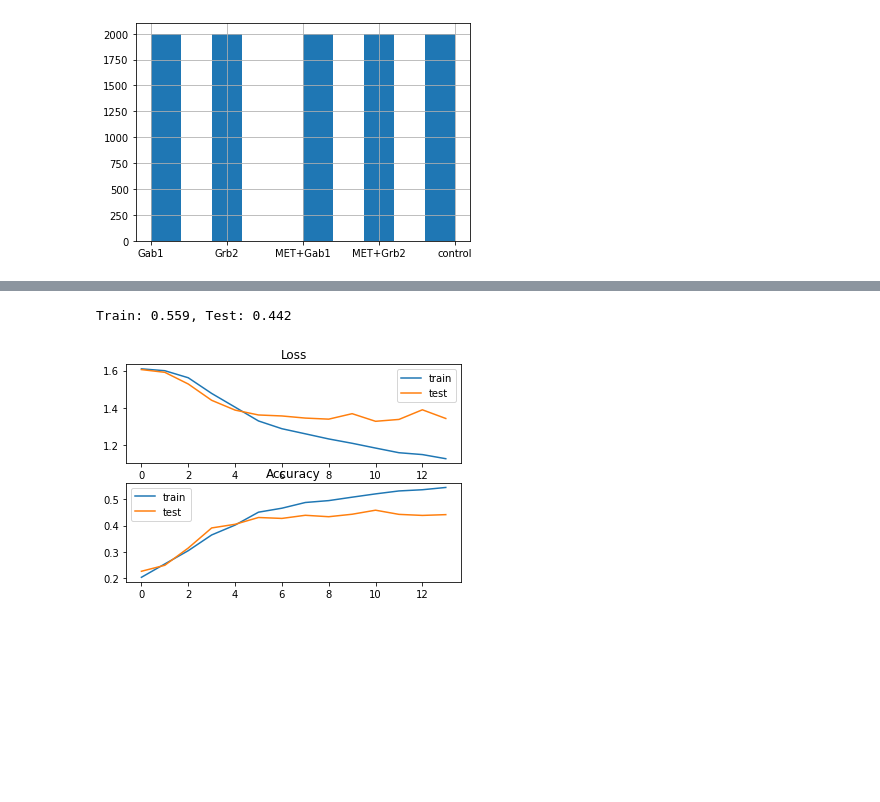
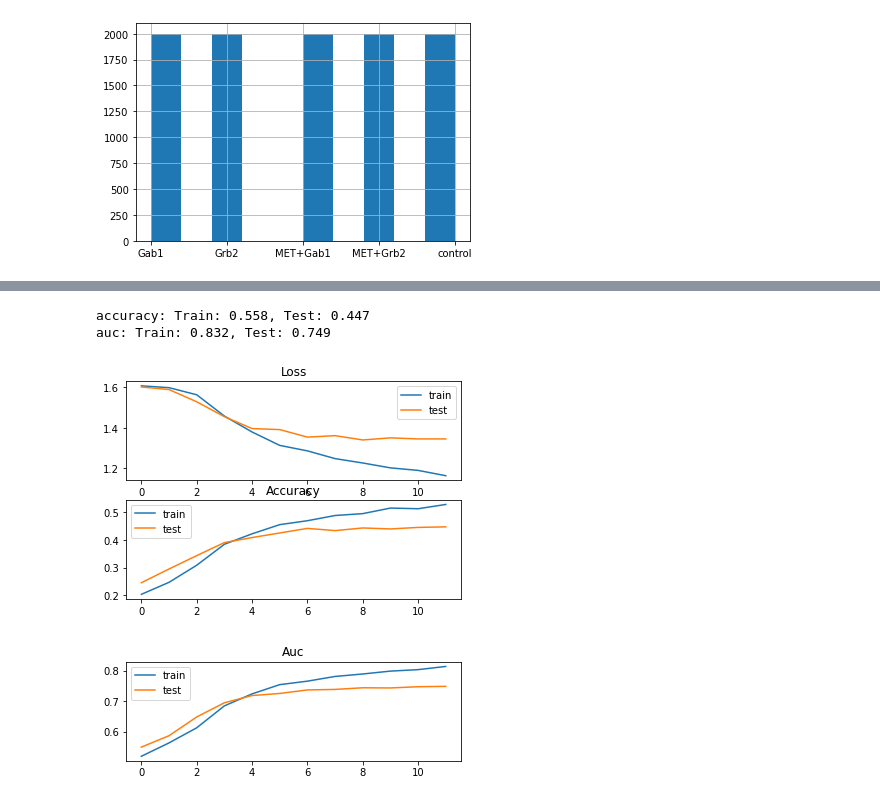
Before and after one commit to AsafAvr/Deep-Learning-Workshop, a Jupyter notebook: Submission/Clustering/supervised.ipynb, the cells around one changed output, grey strips where cells are left out. Drawn from its saved outputs; the diff is of its cells as text; code cells hidden in the pictures; blank space fills up the shorter version.

Commit message:
clustering model with plot and auc

```diff
--- a/Submission/Clustering/supervised.ipynb
+++ b/Submission/Clustering/supervised.ipynb
@@ -33,7 +37,10 @@ from sklearn import preprocessing
 le = preprocessing.LabelEncoder()
 #labs = le.fit_transform(y)
 #labs_by_letter = le.fit_transform(y_letter)
+
 labs_by_type = le.fit_transform(types)
-X = X[:,:,:2]
-print(X.shape , labs_by_type.shape)
+labs_by_type = to_categorical(labs_by_type)
+X_XY = X[:,:,:2]
+X_added = prep.add_transformations(X)
+print(X_XY.shape , labs_by_type.shape)
 # %% [output]
@@ -44,7 +51,7 @@ pd.Series(types).hist()
 <AxesSubplot:>
 [figure]
 # %%
-X_train,X_test,y_train,y_test = train_test_split(X,labs_by_type,test_size=0.2,random_state=42)
+X_train,X_test,y_train,y_test = train_test_split(X_XY,labs_by_type,test_size=0.2,random_state=42)
 # %%
 print(X_train.shape,y_train.shape)
 print(X_test.shape,y_test.shape)
@@ -59,7 +66,7 @@ X_test = scaler.transform(X_test.reshape(-1, X_test.shape[-1])).reshape(X_test.s
 # %%
 #model params
 input_dim = X_train.shape[-1]
-num_labels = len(np.unique(y_train))
+num_labels = len(np.unique(types))
 timesteps = X_train.shape[-2]
 n_filters = [64,64,32]
 kernel_size = 8
@@ -70,7 +77,7 @@ n_units = [64,8]
 optimizer='adam'
 #optimizer = Adam(lr=0.01)
 #loss = 'categorical_crossentropy' # need one ot encoded labels
-loss = 'sparse_categorical_crossentropy' # need label encoded labels
+loss = 'categorical_crossentropy' # need label encoded labels
 epochs=100
 batch_size=256
 save_dir='results/tmp'
@@ -78,6 +85,6 @@ verbose=1
 es = EarlyStopping(monitor='val_loss', mode='min', verbose=1, patience=3)
 # %%
 classifier_model,encoder_model = cm.temporal_classifier(input_dim,num_labels,timesteps,n_filters,kernel_size,strides,pool_size,n_units)
-classifier_model.compile(loss=loss, optimizer=optimizer, metrics=['accuracy'])
+classifier_model.compile(loss=loss, optimizer=optimizer, metrics=['accuracy',tf.keras.metrics.AUC(multi_label = True)])
 classifier_model.summary()
 # %% [output]
@@ -125,23 +132,33 @@ Pretraining time:  17.010562896728516
 # %%
-_, train_acc = classifier_model.evaluate(X_train, y_train, verbose=0)
-_, test_acc = classifier_model.evaluate(X_test, y_test, verbose=0)
-print('Train: %.3f, Test: %.3f' % (train_acc, test_acc))
+_,train_acc,train_auc = classifier_model.evaluate(X_train, y_train, verbose=0)
+_,test_acc,test_auc = classifier_model.evaluate(X_test, y_test, verbose=0)
+print('accuracy: Train: %.3f, Test: %.3f' % (train_acc, test_acc))
+print('auc: Train: %.3f, Test: %.3f' % (train_auc, test_auc))
 # plot loss during training
 plt.subplot(211)
 plt.title('Loss')
 plt.plot(history.history['loss'], label='train')
 plt.plot(history.history['val_loss'], label='test')
 plt.legend()
 # plot accuracy during training
 plt.subplot(212)
 plt.title('Accuracy')
 plt.plot(history.history['accuracy'], label='train')
 plt.plot(history.history['val_accuracy'], label='test')
 plt.legend()
 plt.show()
+# plot auc during training
+plt.subplot(212)
+plt.title('Auc')
+plt.plot(history.history['auc_3'], label='train')
+plt.plot(history.history['val_auc_3'], label='test')
+plt.legend()
+plt.show()
 # %% [output]
-Train: 0.559, Test: 0.442
+accuracy: Train: 0.558, Test: 0.447
+auc: Train: 0.832, Test: 0.749
-[figure, old version]
+[figure, new version]
+[figure, added]
 # %%
 y_pred = classifier_model.predict(X_test)
 confusion = tf.math.confusion_matrix(
```
Also changed, not shown: parts of 10 cells of this notebook, 2 other files.
